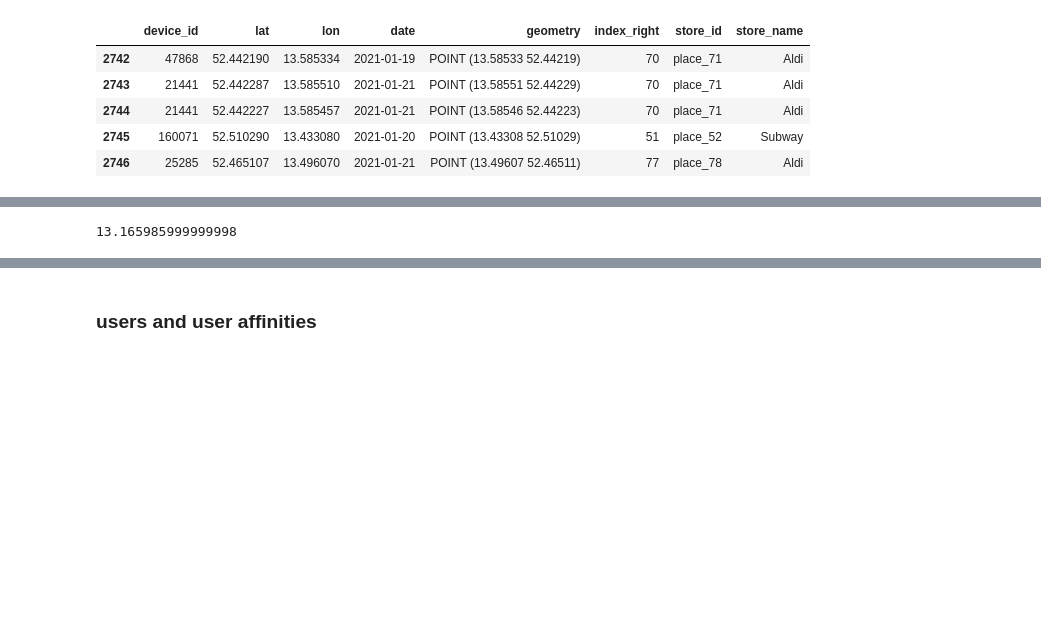
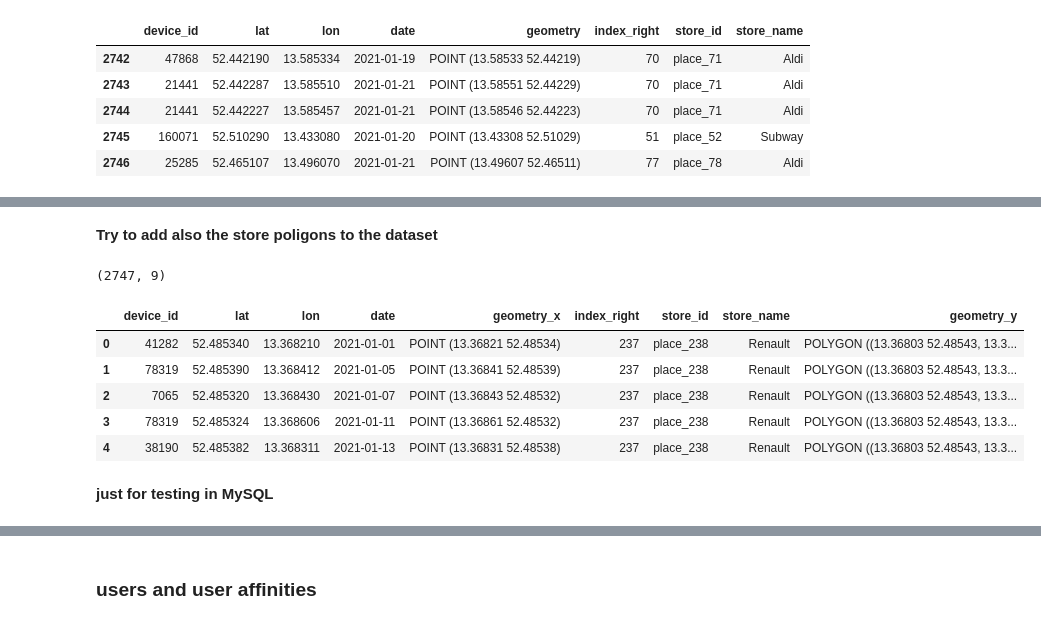
Before and after one commit to robertbozsik/gps-da-adsquare, a Jupyter notebook: notebooks/analysis.ipynb, the cells around one changed output, grey strips where cells are left out. Saved outputs shown, nothing was run; the diff lists cells and outputs as text; code cells hidden in the pictures; blank space fills up the shorter version.

```diff
--- a/notebooks/analysis.ipynb
+++ b/notebooks/analysis.ipynb
@@ -255,4 +239,23 @@ gps_sig_and_stores["lon"].max()
-# %%
-gps_sig_and_stores["lon"].min()
-# %% [output]
-13.165985999999998
+# %% [markdown]
+**Try to add also the store poligons to the dataset**
+# %%
+gps_sig_and_stores_full = gps_sig_and_stores.merge(stores_gdf, how="left", on="store_id")
+# %%
+gps_sig_and_stores_full = (gps_sig_and_stores_full
+                           .drop(["store_name_y"], axis=1)
+                           .rename(columns={"store_name_x": "store_name"}))
+# %%
+gps_sig_and_stores_full.shape
+# %% [output]
+(2747, 9)
+# %%
+gps_sig_and_stores_full.head()
+# %% [output]
+|  | device_id | lat | lon | date | geometry_x | index_right | store_id | store_name | geometry_y |
+| 0 | 41282 | 52.485340 | 13.368210 | 2021-01-01 | POINT (13.36821 52.48534) | 237 | place_238 | Renault | POLYGON ((13.36803 52.48543, 13.3... |
+| 1 | 78319 | 52.485390 | 13.368412 | 2021-01-05 | POINT (13.36841 52.48539) | 237 | place_238 | Renault | POLYGON ((13.36803 52.48543, 13.3... |
+| 2 | 7065 | 52.485320 | 13.368430 | 2021-01-07 | POINT (13.36843 52.48532) | 237 | place_238 | Renault | POLYGON ((13.36803 52.48543, 13.3... |
+| 3 | 78319 | 52.485324 | 13.368606 | 2021-01-11 | POINT (13.36861 52.48532) | 237 | place_238 | Renault | POLYGON ((13.36803 52.48543, 13.3... |
+| 4 | 38190 | 52.485382 | 13.368311 | 2021-01-13 | POINT (13.36831 52.48538) | 237 | place_238 | Renault | POLYGON ((13.36803 52.48543, 13.3... |
+# %% [markdown]
+**just for testing in MySQL**
```
Also changed, not shown: parts of 55 cells of this notebook, 9 other files.
